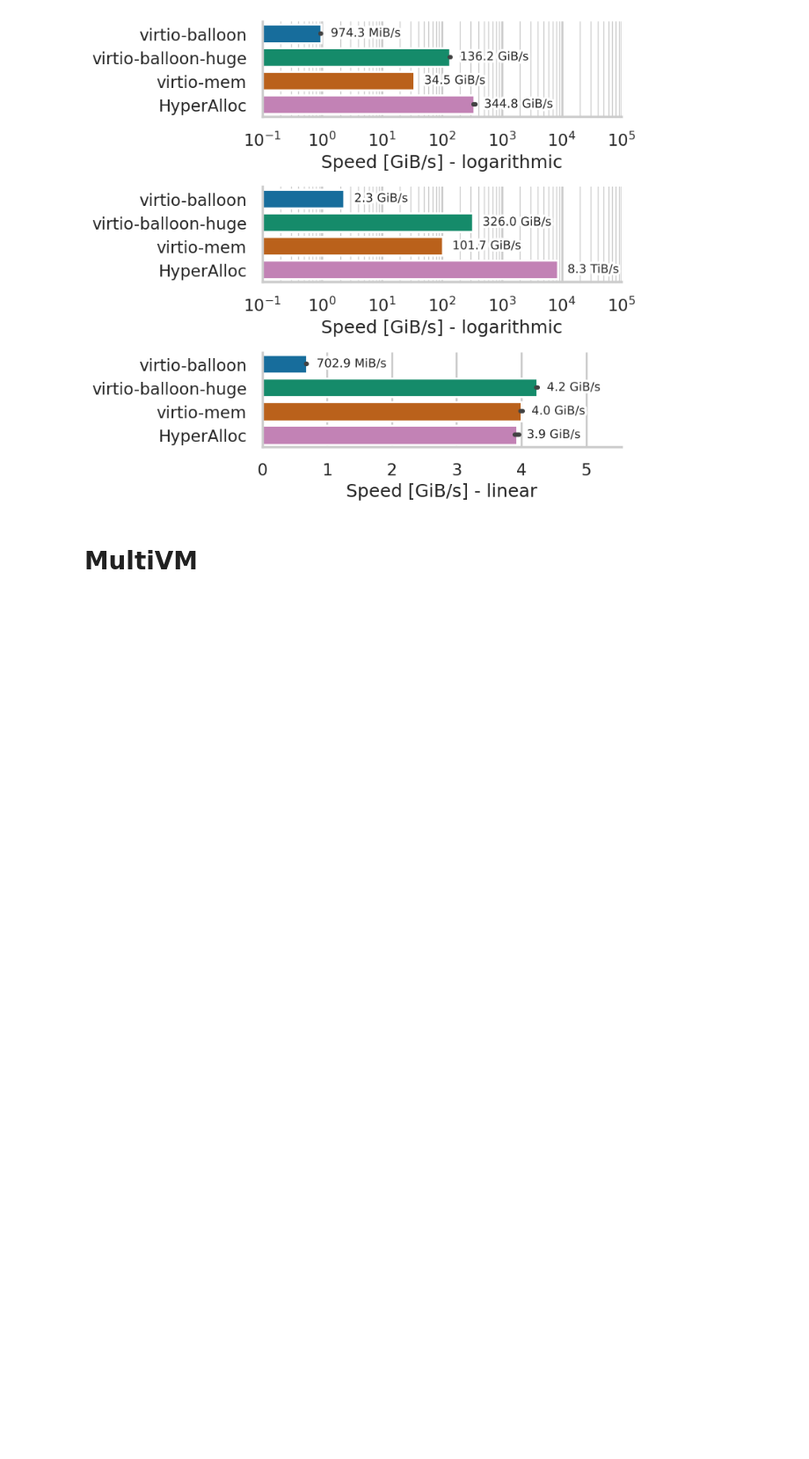
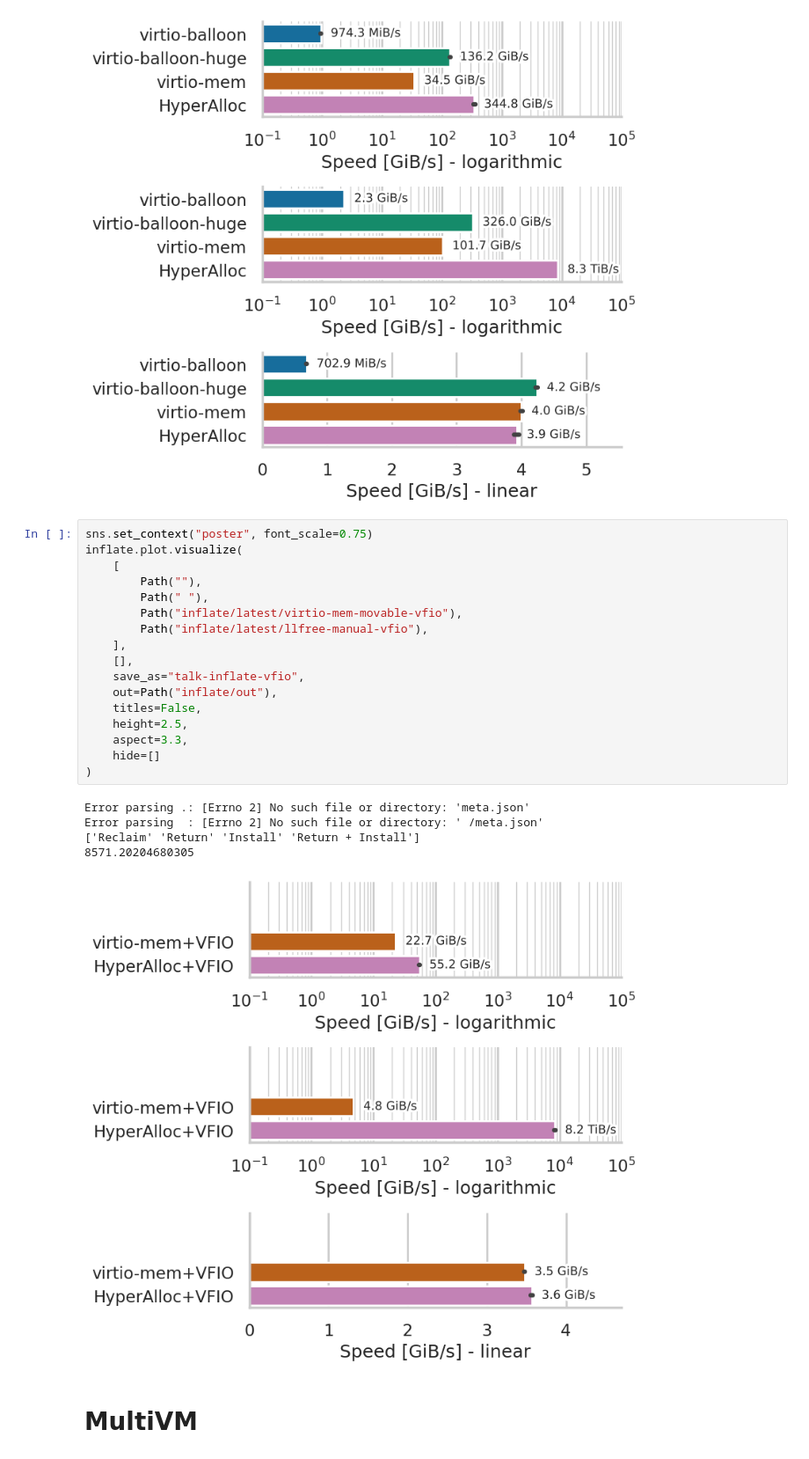
Before and after one commit to luhsra/hyperalloc-bench, a Jupyter notebook: talk2.ipynb, the cells around one changed output. Shown at 88% size. Cells and saved outputs as stored; diff of their text form; blank space fills up the shorter version.

Commit message:
New talk figures

```diff
--- a/talk2.ipynb
+++ b/talk2.ipynb
@@ -192,6 +192,29 @@ inflate.plot.visualize(
 ['Reclaim' 'Return' 'Install' 'Return + Install']
 8577.31506022133
 [figure]
+# %%
+sns.set_context("poster", font_scale=0.75)
+inflate.plot.visualize(
+    [
+        Path(""),
+        Path(" "),
+        Path("inflate/latest/virtio-mem-movable-vfio"),
+        Path("inflate/latest/llfree-manual-vfio"),
+    ],
+    [],
+    save_as="talk-inflate-vfio",
+    out=Path("inflate/out"),
+    titles=False,
+    height=2.5,
+    aspect=3.3,
+    hide=[]
+)
+# %% [output]
+Error parsing .: [Errno 2] No such file or directory: 'meta.json'
+Error parsing  : [Errno 2] No such file or directory: ' /meta.json'
+['Reclaim' 'Return' 'Install' 'Return + Install']
+8571.20204680305
+[figure, added]
 # %% [markdown]
 # MultiVM
 # %%
```
Also changed, not shown: parts of 3 cells of this notebook, 6 other files.
